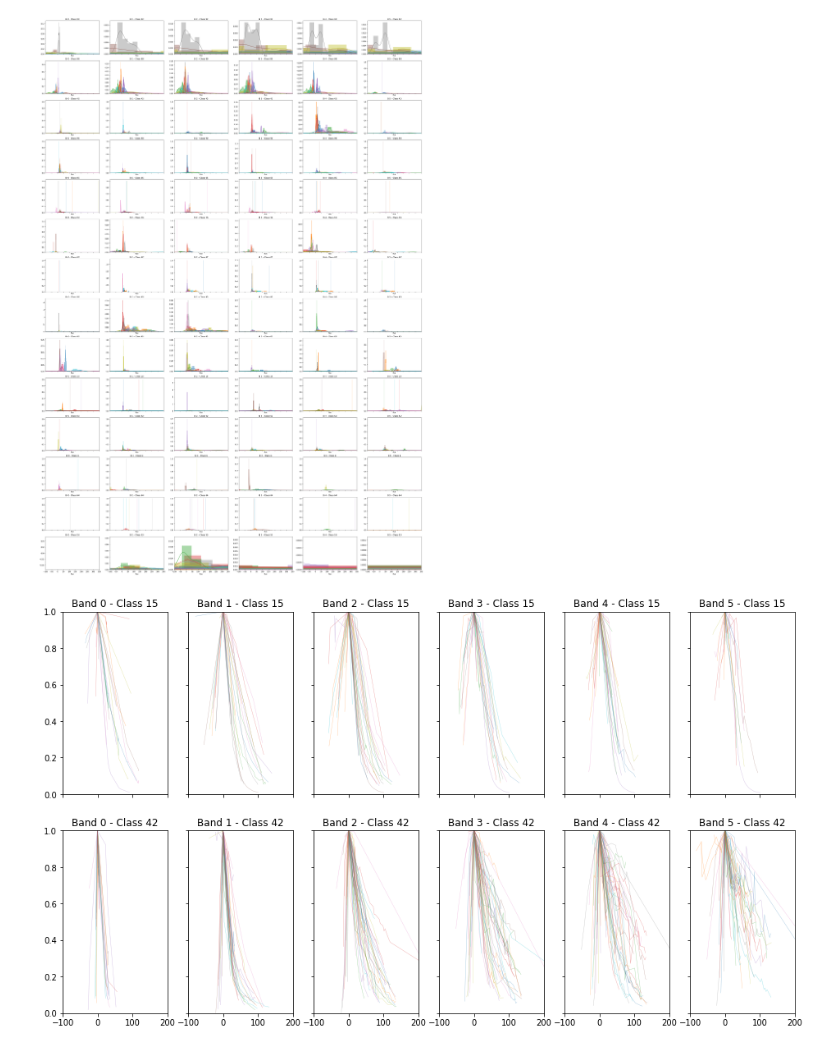
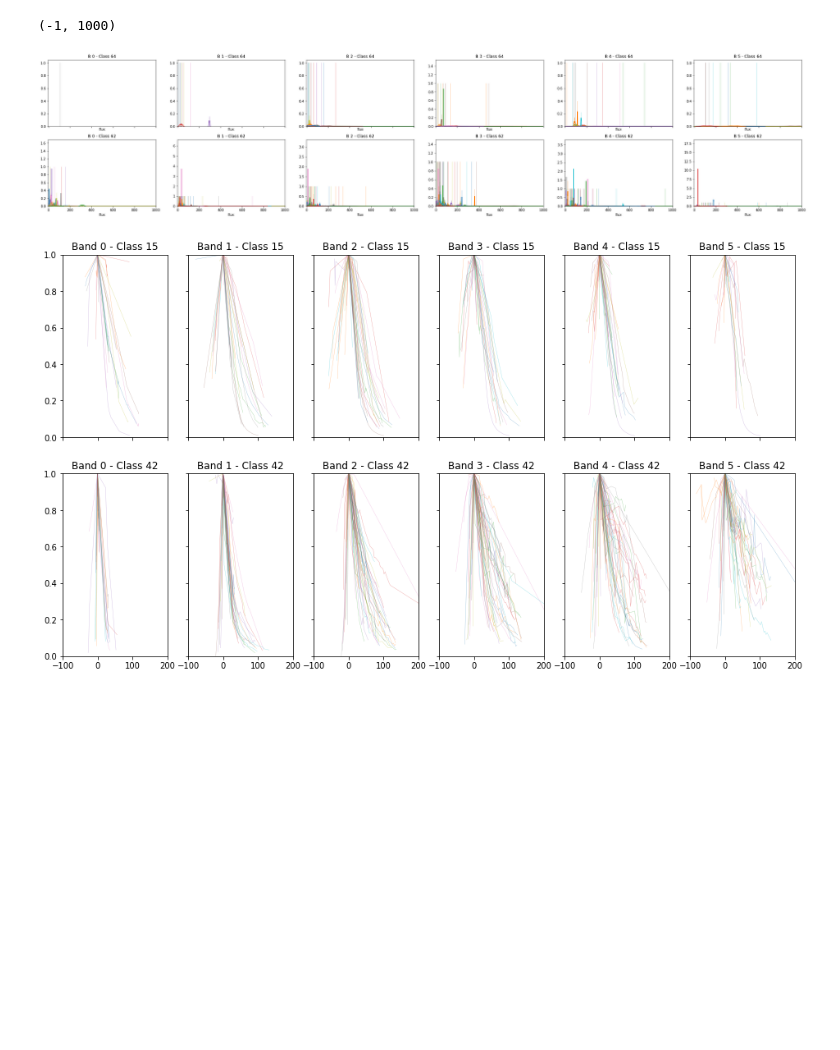
Before and after one commit to miguel-rita/remote_two, a Jupyter notebook: notebooks/confusion_study.ipynb, the cells around one changed output. Cells and saved outputs as stored; diff of their text form; code cells hidden in the pictures; blank space fills up the shorter version.

```diff
--- a/notebooks/confusion_study.ipynb
+++ b/notebooks/confusion_study.ipynb
@@ -20,24 +20,27 @@ train['target'] = train['object_id'].map(oid_class)
 gp = train.groupby(['target'])['object_id']
 oids_by_class = {tgt : gp.get_group(tgt).unique() for tgt in train_meta['target'].unique()}
 # %%
-f,axes = plt.subplots(14,6,figsize=(40,60), sharex=True)
+_cs = [64, 62]
 
-for i,tgt in enumerate(train['target'].unique()):
-    for oid in oids_by_class[tgt][:20]:
+f,axes = plt.subplots(len(_cs),6,figsize=(40,len(_cs)*4), sharex=True)
+
+for i,tgt in enumerate(_cs):
+    for oid in oids_by_class[tgt][:]:
         for pb in range(6):
             single_pb = train.loc[
                 (train['object_id'] == oid) &
                 (train['passband'] == pb) &
                 (train['detected'] == 1.0),
                 'flux'
             ]
             sns.distplot(single_pb, ax=axes[i, pb], label=f'band {pb:d}')
             axes[i, pb].set_title(f'B {pb:d} - Class {tgt:d}')
 
-plt.xlim(-100,350)
-f.savefig('../fluxz.png')
+plt.xlim(-1,1000)
+#f.savefig('../fluxz_err.png')
 # %% [output]
+(-1, 1000)
-[figure, old version]
+[figure, new version]
 # %%
 f,axes = plt.subplots(2,6,figsize=(16,9), sharex=True, sharey=True)
 
```
Also changed, not shown: parts of 5 cells of this notebook, 7 other files.
